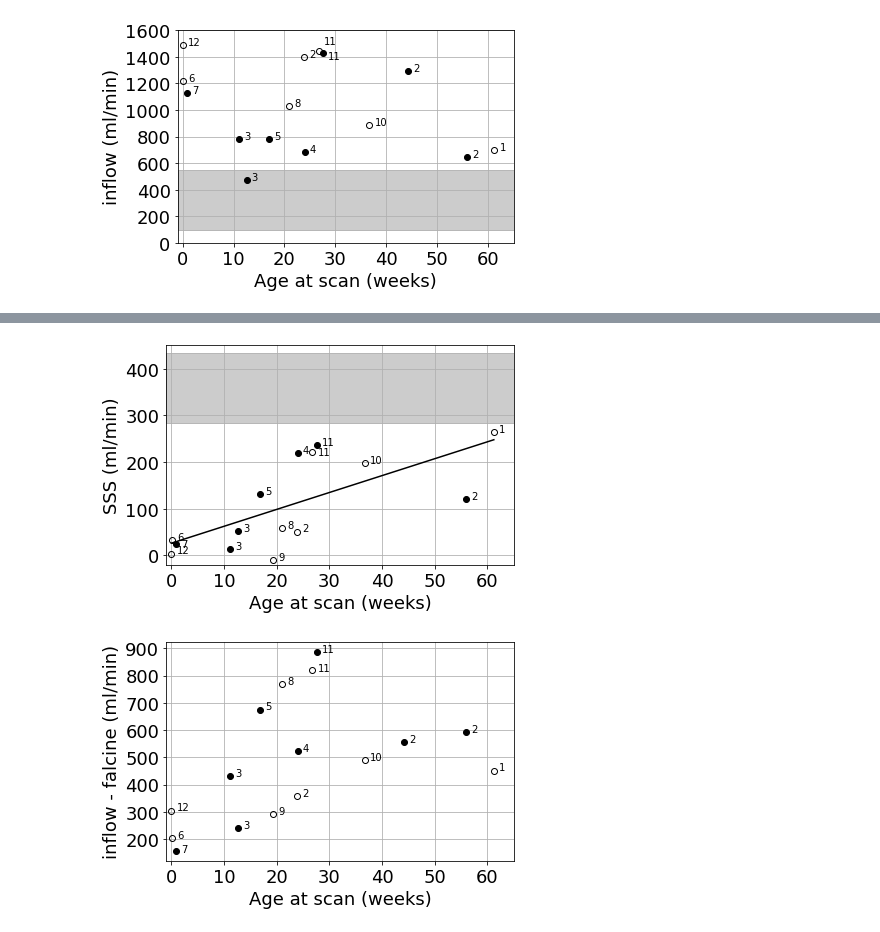
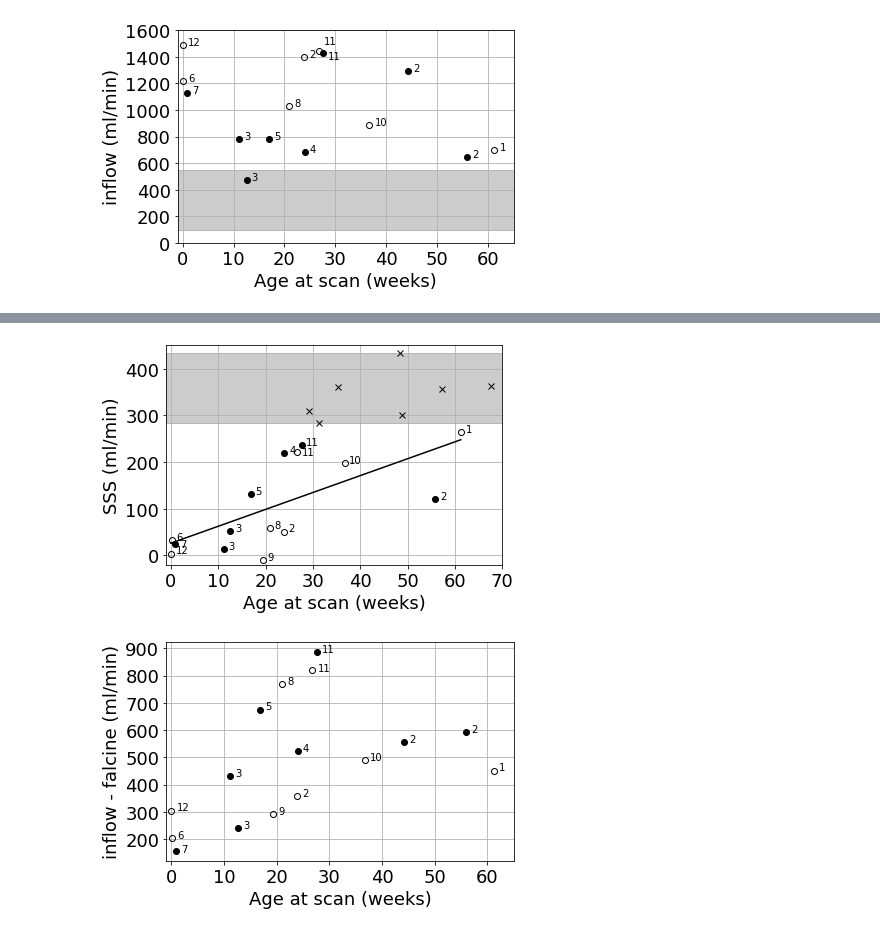
Before and after one commit to dittothat/vogm_4dflow, a Jupyter notebook: VOGM_manuscript_analysis.ipynb, the cells around one changed output, grey strips where cells are left out. Cells and saved outputs as stored; diff of their text form; code cells hidden in the pictures.

```diff
--- a/VOGM_manuscript_analysis.ipynb
+++ b/VOGM_manuscript_analysis.ipynb
@@ -126,37 +194,37 @@ plt.yticks(fontsize=18)
 plt.grid()
 
 # Trendline
 T_nan = T.dropna(subset=['SSS']) # This wasn't plotting, becasue of nan in the SSS column
 d = np.polyfit(T_nan['age_at_scan_weeks'], T_nan['SSS_mlmin'], 1)
 f = np.poly1d(d)
 plot_x = [np.min(T_nan['age_at_scan_weeks']), np.max(T_nan['age_at_scan_weeks'])]
 plt.plot(plot_x, f(plot_x), 'k-')
 
 ax = plt.gca()
 # ax.axhspan(100, 550, xmin=0, xmax=1, alpha=0.2, color='black')
 
 # for i, x in enumerate(T['SS-MD']):
 #     plt.annotate('%i' % (i+1), (T['age_at_scan_weeks'][i]+1, (T['SSS'][i]+0.1)*60))
 for i, x in enumerate(T['ID_N']):
     if x == 7: # move it down a bit
         plt.annotate('%i' % x, (T['age_at_scan_weeks'][i]+1, T['SSS_mlmin'][i]-6))
     elif x == 11 and i == 11:
         plt.annotate('%i' % x, (T['age_at_scan_weeks'][i]+1, T['SSS_mlmin'][i]-6))
     else:
         plt.annotate('%i' % x, (T['age_at_scan_weeks'][i]+1, T['SSS_mlmin'][i]))
 
 # SSS from Can Wu
-sss_data = pd.read_excel('Vessel Blood Flow Can Wu 2017.xlsx', header=3)
-# plt.plot(52 * sss_data.loc[sss_data['Age [Y]']<1.6, 'Age [Y]'], 60 * sss_data.loc[sss_data['Age [Y]']<1.6, 'SSS'], 'kx')
-# plt.xlim([-1, 70])
+sss_data = pd.read_excel('/home/jeff/jeff.stout/research/clinical_cases/ISMRM2023/Vessel Blood Flow Can Wu 2017.xlsx', header=3)
+plt.plot(52 * sss_data.loc[sss_data['Age [Y]']<1.6, 'Age [Y]'], 60 * sss_data.loc[sss_data['Age [Y]']<1.6, 'SSS'], 'kx')
+plt.xlim([-1, 70])
 plt.ylim([-20, 450])
 ax.axhspan(np.min(sss_data.loc[sss_data['Age [Y]']<1.6, 'SSS'])*60, np.max(sss_data.loc[sss_data['Age [Y]']<1.6, 'SSS'])*60, alpha=0.2, color='black')
 
 fig = plt.gcf()
 plt.tight_layout()
 # fig.savefig('fig2d.png')
 # %% [output]
-[figure, old version]
+[figure, new version]
 # %%
 ## Inflow-flacine versus GA. fig 2c
 
```
Also changed, not shown: parts of 12 cells of this notebook.
